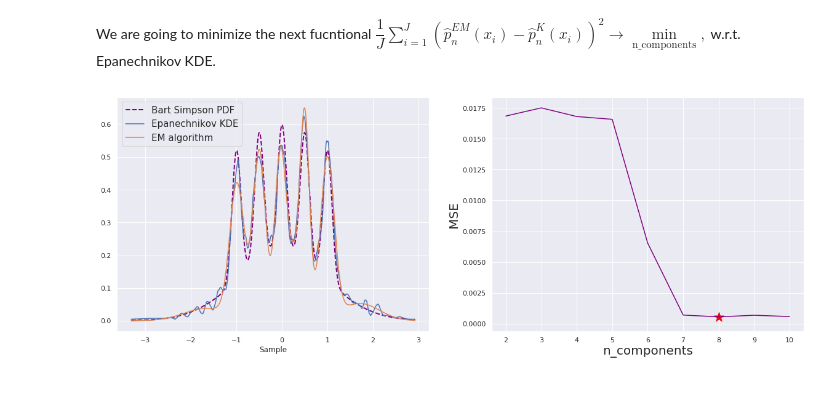
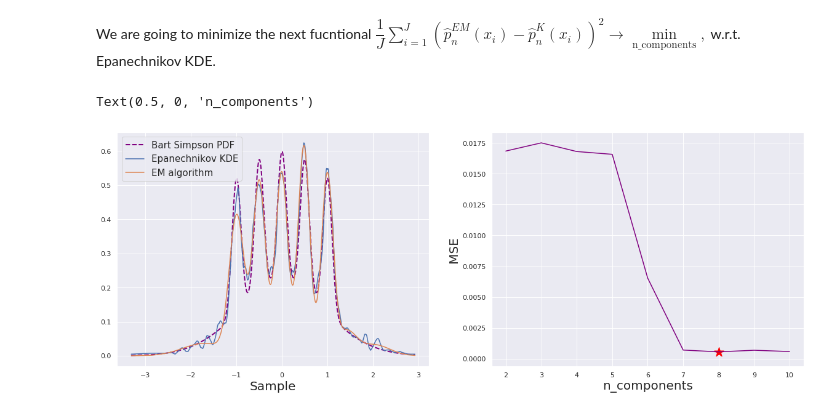
Before and after one commit to vitomania/ozon, a Jupyter notebook: stats/hw2/Solution2.ipynb, the cells around one changed output. Saved outputs shown, nothing was run; the diff lists cells and outputs as text; code cells hidden in the pictures.

```diff
--- a/stats/hw2/Solution2.ipynb
+++ b/stats/hw2/Solution2.ipynb
@@ -399,23 +399,24 @@ for n_components in range(2, 11):
 # %%
 fig, ax = plt.subplots(1, 2, figsize=(20, 7))
 
 opt_n_components = 2 + np.argmin(MSE)
 
 model = GaussianMixture(n_components=opt_n_components)
 model.fit(X[:, None])
 y = np.exp(model.score_samples(X[:, None]))
 
 ax[0].plot(X, bs_mixture(X), label="Bart Simpson PDF", ls="--", color="purple", linewidth=2)
 ax[0].plot(X, dens, label="Epanechnikov KDE")
 ax[0].plot(X, y, label="EM algorithm")
 ax[0].legend(fontsize=15)
-ax[0].set_xlabel("Sample")
+ax[0].set_xlabel("Sample", fontsize=20)
 
 ax[1].plot(np.arange(2, 11), MSE, color="purple")
 ax[1].scatter(opt_n_components, MSE[opt_n_components - 2], color="red", marker="*", s=2**8)
 ax[1].set_ylabel("MSE", fontsize=20)
 ax[1].set_xlabel("n_components", fontsize=20)
 
 # fig.savefig("Images/Task3_4.png")
 # %% [output]
+Text(0.5, 0, 'n_components')
-[figure, old version]
+[figure, new version]
```
Also changed, not shown: parts of 1 cell of this notebook, 8 other files.
